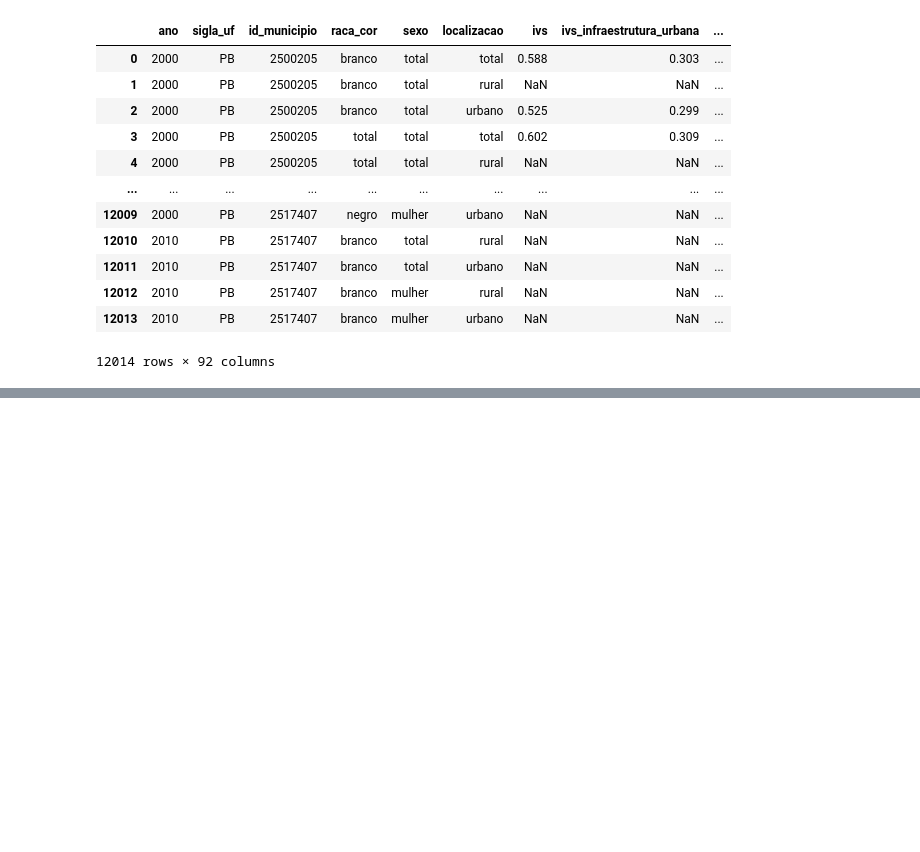
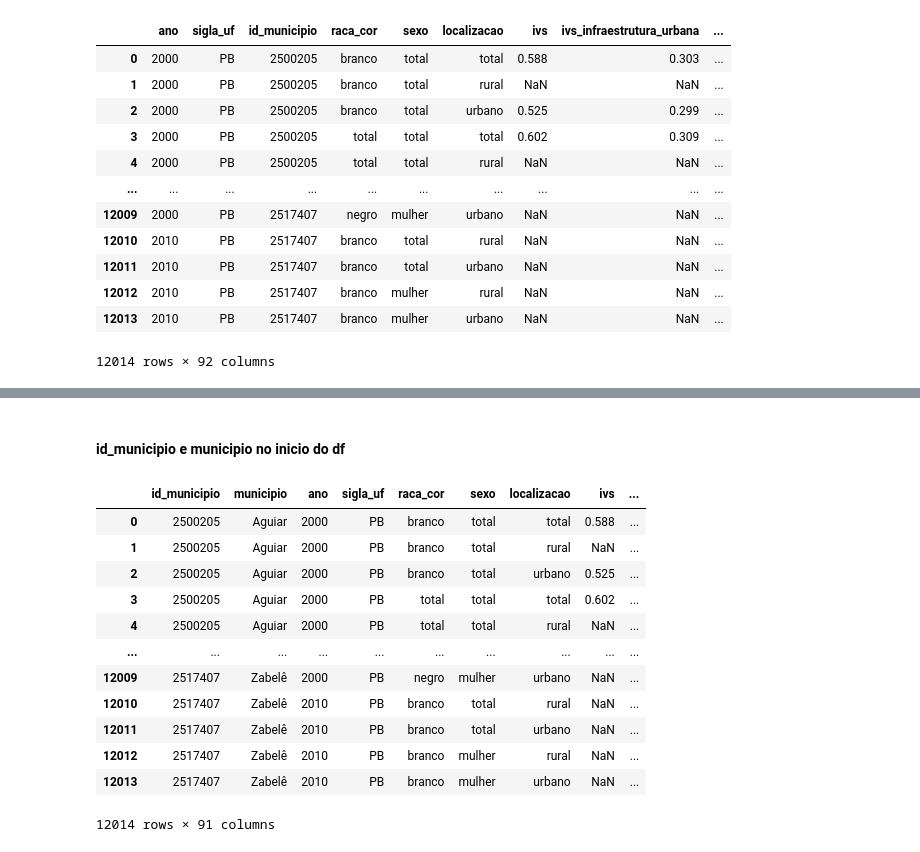
Before and after one commit to ryanjorgeac/projeto-ad1, a Jupyter notebook: relatorio.ipynb, the cells around one changed output, grey strips where cells are left out. Saved outputs shown, nothing was run; the diff lists cells and outputs as text; code cells hidden in the pictures; blank space fills up the shorter version.

Commit message:
dados_pb

```diff
--- a/relatorio.ipynb
+++ b/relatorio.ipynb
@@ -78,0 +65,27 @@ dados_pb_notNull
+# %%
+dados = dados.drop('codigo', axis=1)
+# %% [markdown]
+#### id_municipio e municipio no inicio do df
+# %%
+colunas = dados.columns.tolist()
+# %%
+colunas = ['municipio'] + [coluna for coluna in colunas if coluna != 'municipio']
+dados_pb = dados[colunas]
+# %%
+colunas = ['id_municipio'] + [coluna for coluna in colunas if coluna != 'id_municipio']
+dados_pb = dados[colunas]
+dados_pb
+# %% [output]
+|  | id_municipio | municipio | ano | sigla_uf | raca_cor | sexo | localizacao | ivs | ... |
+| 0 | 2500205 | Aguiar | 2000 | PB | branco | total | total | 0.588 | ... |
+| 1 | 2500205 | Aguiar | 2000 | PB | branco | total | rural | NaN | ... |
+| 2 | 2500205 | Aguiar | 2000 | PB | branco | total | urbano | 0.525 | ... |
+| 3 | 2500205 | Aguiar | 2000 | PB | total | total | total | 0.602 | ... |
+| 4 | 2500205 | Aguiar | 2000 | PB | total | total | rural | NaN | ... |
+| ... | ... | ... | ... | ... | ... | ... | ... | ... | ... |
+| 12009 | 2517407 | Zabelê | 2000 | PB | negro | mulher | urbano | NaN | ... |
+| 12010 | 2517407 | Zabelê | 2010 | PB | branco | total | rural | NaN | ... |
+| 12011 | 2517407 | Zabelê | 2010 | PB | branco | total | urbano | NaN | ... |
+| 12012 | 2517407 | Zabelê | 2010 | PB | branco | mulher | rural | NaN | ... |
+| 12013 | 2517407 | Zabelê | 2010 | PB | branco | mulher | urbano | NaN | ... |
+12014 rows × 91 columns
```
Also changed, not shown: parts of 7 cells of this notebook, 1 other file.
